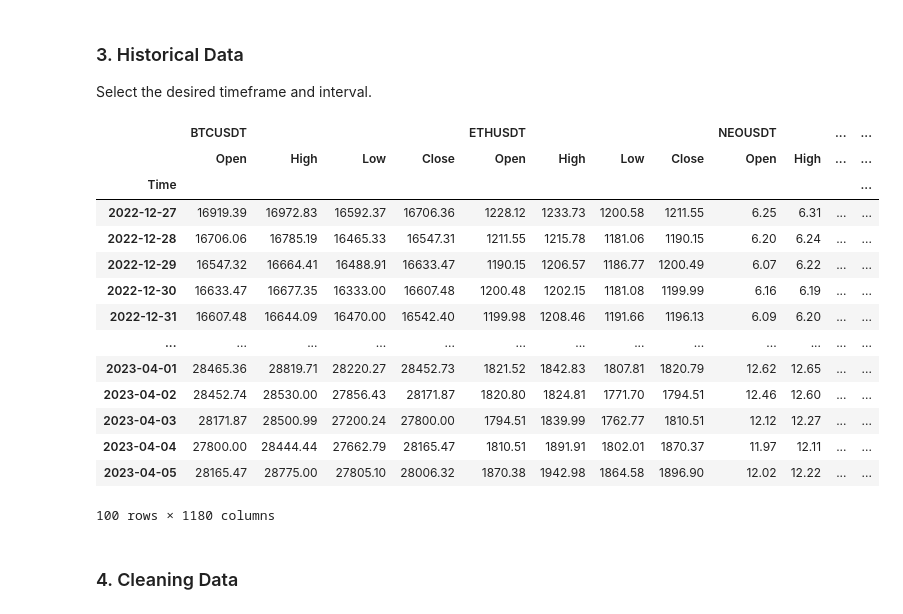
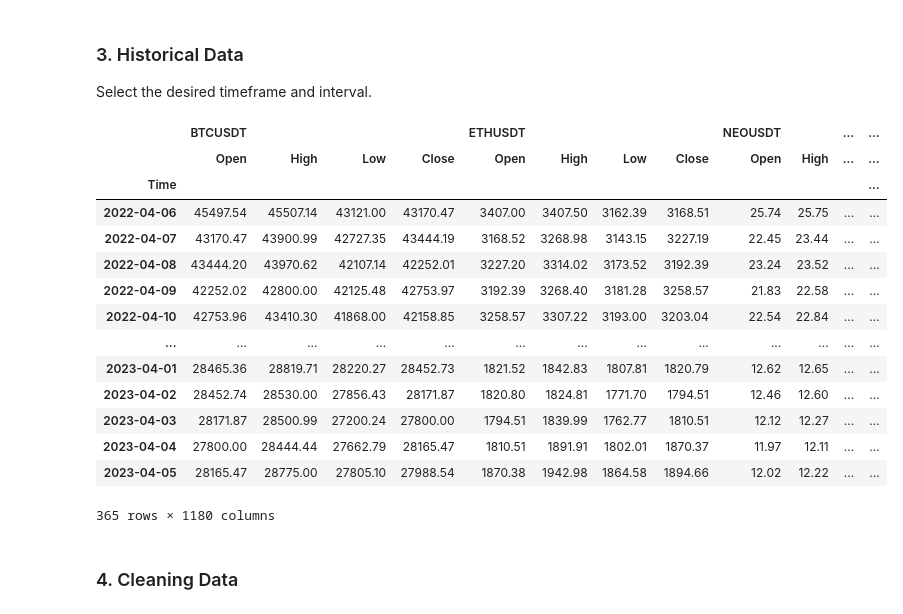
Before and after one commit to Algo-Tradings/pairs-trading-research, a Jupyter notebook: researcher.ipynb, the cells around one changed output. Saved outputs shown, nothing was run; the diff lists cells and outputs as text; code cells hidden in the pictures.

```diff
--- a/researcher.ipynb
+++ b/researcher.ipynb
@@ -27,25 +29,27 @@ from research import Ratio
 # %% [markdown]
 <h3>3. Historical Data </h3>
 Select the desired timeframe and interval.
-# %%
-hist_df = Loader().get_historical_data(timeframe='1d', interval='100 days ago')
-hist_df
-# %% [output]
-|  | BTCUSDT |  |  |  | ETHUSDT |  |  |  | NEOUSDT |  | ... | ... |
-|  | Open | High | Low | Close | Open | High | Low | Close | Open | High | ... | ... |
-| Time |  |  |  |  |  |  |  |  |  |  |  | ... |
-| 2022-12-27 | 16919.39 | 16972.83 | 16592.37 | 16706.36 | 1228.12 | 1233.73 | 1200.58 | 1211.55 | 6.25 | 6.31 | ... | ... |
-| 2022-12-28 | 16706.06 | 16785.19 | 16465.33 | 16547.31 | 1211.55 | 1215.78 | 1181.06 | 1190.15 | 6.20 | 6.24 | ... | ... |
-| 2022-12-29 | 16547.32 | 16664.41 | 16488.91 | 16633.47 | 1190.15 | 1206.57 | 1186.77 | 1200.49 | 6.07 | 6.22 | ... | ... |
-| 2022-12-30 | 16633.47 | 16677.35 | 16333.00 | 16607.48 | 1200.48 | 1202.15 | 1181.08 | 1199.99 | 6.16 | 6.19 | ... | ... |
-| 2022-12-31 | 16607.48 | 16644.09 | 16470.00 | 16542.40 | 1199.98 | 1208.46 | 1191.66 | 1196.13 | 6.09 | 6.20 | ... | ... |
-| ... | ... | ... | ... | ... | ... | ... | ... | ... | ... | ... | ... | ... |
-| 2023-04-01 | 28465.36 | 28819.71 | 28220.27 | 28452.73 | 1821.52 | 1842.83 | 1807.81 | 1820.79 | 12.62 | 12.65 | ... | ... |
-| 2023-04-02 | 28452.74 | 28530.00 | 27856.43 | 28171.87 | 1820.80 | 1824.81 | 1771.70 | 1794.51 | 12.46 | 12.60 | ... | ... |
-| 2023-04-03 | 28171.87 | 28500.99 | 27200.24 | 27800.00 | 1794.51 | 1839.99 | 1762.77 | 1810.51 | 12.12 | 12.27 | ... | ... |
-| 2023-04-04 | 27800.00 | 28444.44 | 27662.79 | 28165.47 | 1810.51 | 1891.91 | 1802.01 | 1870.37 | 11.97 | 12.11 | ... | ... |
-| 2023-04-05 | 28165.47 | 28775.00 | 27805.10 | 28006.32 | 1870.38 | 1942.98 | 1864.58 | 1896.90 | 12.02 | 12.22 | ... | ... |
-100 rows × 1180 columns
+# %%
+
+# hist_df = pd.read_csv('./data/raw/historical_data.csv', header=[0, 1], index_col=0) # Uncomment if want last saved historical_data
+hist_df = Loader().get_historical_data(timeframe='1d', interval='1 years ago') # To get new data (takes sometime)
+hist_df
+# %% [output]
+|  | BTCUSDT |  |  |  | ETHUSDT |  |  |  | NEOUSDT |  | ... | ... |
+|  | Open | High | Low | Close | Open | High | Low | Close | Open | High | ... | ... |
+| Time |  |  |  |  |  |  |  |  |  |  |  | ... |
+| 2022-04-06 | 45497.54 | 45507.14 | 43121.00 | 43170.47 | 3407.00 | 3407.50 | 3162.39 | 3168.51 | 25.74 | 25.75 | ... | ... |
+| 2022-04-07 | 43170.47 | 43900.99 | 42727.35 | 43444.19 | 3168.52 | 3268.98 | 3143.15 | 3227.19 | 22.45 | 23.44 | ... | ... |
+| 2022-04-08 | 43444.20 | 43970.62 | 42107.14 | 42252.01 | 3227.20 | 3314.02 | 3173.52 | 3192.39 | 23.24 | 23.52 | ... | ... |
+| 2022-04-09 | 42252.02 | 42800.00 | 42125.48 | 42753.97 | 3192.39 | 3268.40 | 3181.28 | 3258.57 | 21.83 | 22.58 | ... | ... |
+| 2022-04-10 | 42753.96 | 43410.30 | 41868.00 | 42158.85 | 3258.57 | 3307.22 | 3193.00 | 3203.04 | 22.54 | 22.84 | ... | ... |
+| ... | ... | ... | ... | ... | ... | ... | ... | ... | ... | ... | ... | ... |
+| 2023-04-01 | 28465.36 | 28819.71 | 28220.27 | 28452.73 | 1821.52 | 1842.83 | 1807.81 | 1820.79 | 12.62 | 12.65 | ... | ... |
+| 2023-04-02 | 28452.74 | 28530.00 | 27856.43 | 28171.87 | 1820.80 | 1824.81 | 1771.70 | 1794.51 | 12.46 | 12.60 | ... | ... |
+| 2023-04-03 | 28171.87 | 28500.99 | 27200.24 | 27800.00 | 1794.51 | 1839.99 | 1762.77 | 1810.51 | 12.12 | 12.27 | ... | ... |
+| 2023-04-04 | 27800.00 | 28444.44 | 27662.79 | 28165.47 | 1810.51 | 1891.91 | 1802.01 | 1870.37 | 11.97 | 12.11 | ... | ... |
+| 2023-04-05 | 28165.47 | 28775.00 | 27805.10 | 27988.54 | 1870.38 | 1942.98 | 1864.58 | 1894.66 | 12.02 | 12.22 | ... | ... |
+365 rows × 1180 columns
 # %% [markdown]
 <h3>4. Cleaning Data </h3>
 # %%
```
Also changed, not shown: parts of 6 cells of this notebook, 7 other files.
